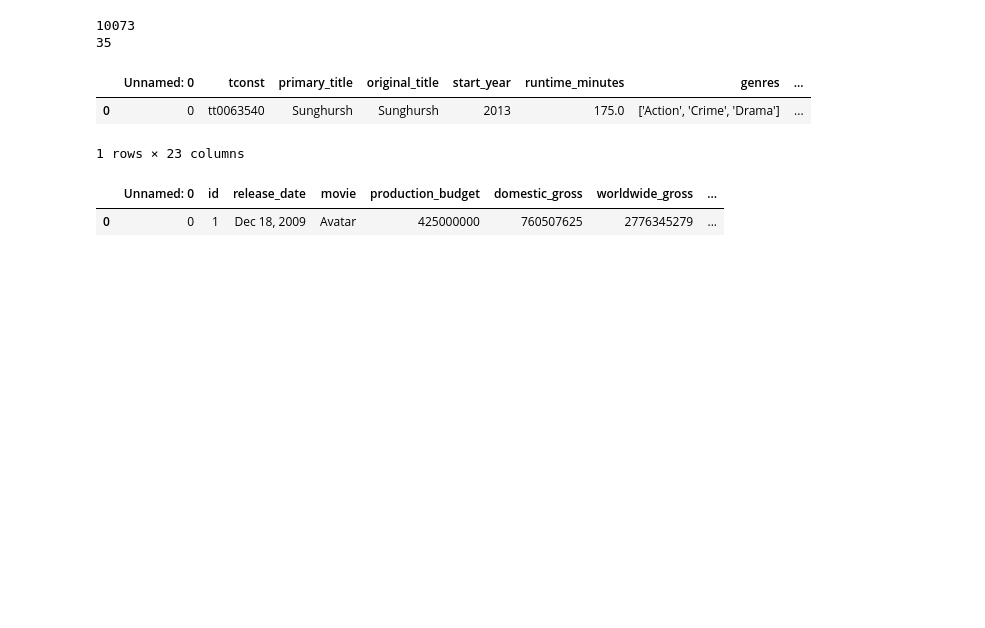
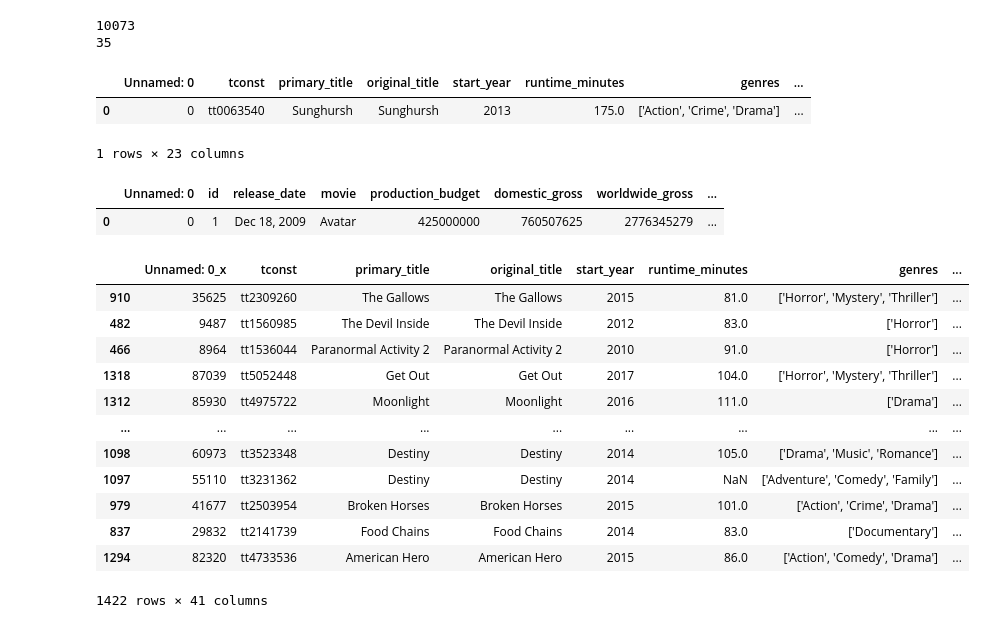
Before and after one commit to Nindorph/MovieAnalysis, a Jupyter notebook: profitability_join.ipynb, the cells around one changed output. Drawn from its saved outputs; the diff is of its cells as text; code cells hidden in the pictures; blank space fills up the shorter version.

```diff
--- a/profitability_join.ipynb
+++ b/profitability_join.ipynb
@@ -60,0 +68,16 @@ imdb_combined = imdb_basics.merge(tn_df, how='inner', on='concat')
+# %%
+imdb_combined.sort_values('ROI%_inf', ascending=False)
+# %% [output]
+|  | Unnamed: 0_x | tconst | primary_title | original_title | start_year | runtime_minutes | genres | ... |
+| 910 | 35625 | tt2309260 | The Gallows | The Gallows | 2015 | 81.0 | ['Horror', 'Mystery', 'Thriller'] | ... |
+| 482 | 9487 | tt1560985 | The Devil Inside | The Devil Inside | 2012 | 83.0 | ['Horror'] | ... |
+| 466 | 8964 | tt1536044 | Paranormal Activity 2 | Paranormal Activity 2 | 2010 | 91.0 | ['Horror'] | ... |
+| 1318 | 87039 | tt5052448 | Get Out | Get Out | 2017 | 104.0 | ['Horror', 'Mystery', 'Thriller'] | ... |
+| 1312 | 85930 | tt4975722 | Moonlight | Moonlight | 2016 | 111.0 | ['Drama'] | ... |
+| ... | ... | ... | ... | ... | ... | ... | ... | ... |
+| 1098 | 60973 | tt3523348 | Destiny | Destiny | 2014 | 105.0 | ['Drama', 'Music', 'Romance'] | ... |
+| 1097 | 55110 | tt3231362 | Destiny | Destiny | 2014 | NaN | ['Adventure', 'Comedy', 'Family'] | ... |
+| 979 | 41677 | tt2503954 | Broken Horses | Broken Horses | 2015 | 101.0 | ['Action', 'Crime', 'Drama'] | ... |
+| 837 | 29832 | tt2141739 | Food Chains | Food Chains | 2014 | 83.0 | ['Documentary'] | ... |
+| 1294 | 82320 | tt4733536 | American Hero | American Hero | 2015 | 86.0 | ['Action', 'Comedy', 'Drama'] | ... |
+1422 rows × 41 columns
```
Also changed, not shown: parts of 6 cells of this notebook, 2 other files.
